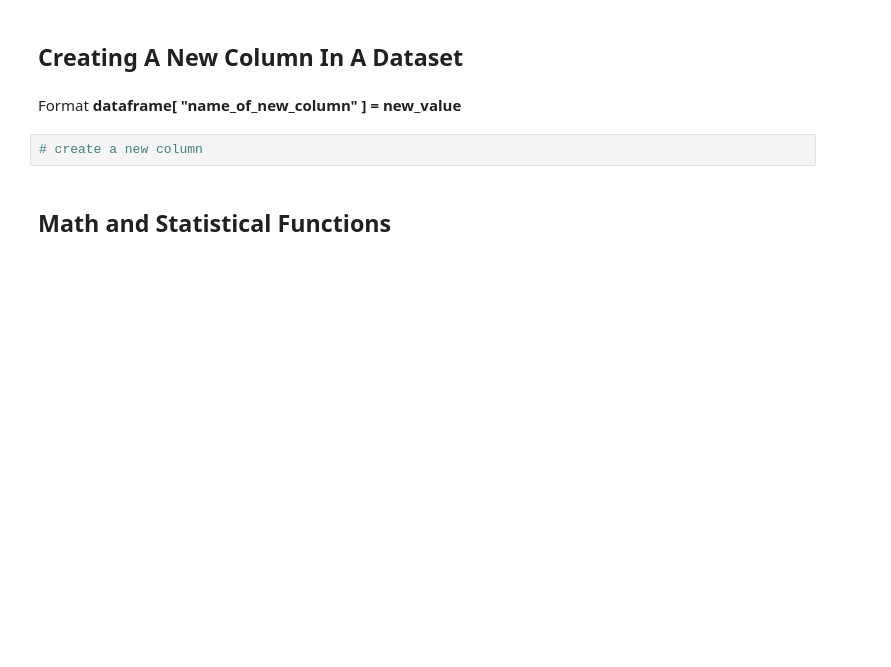
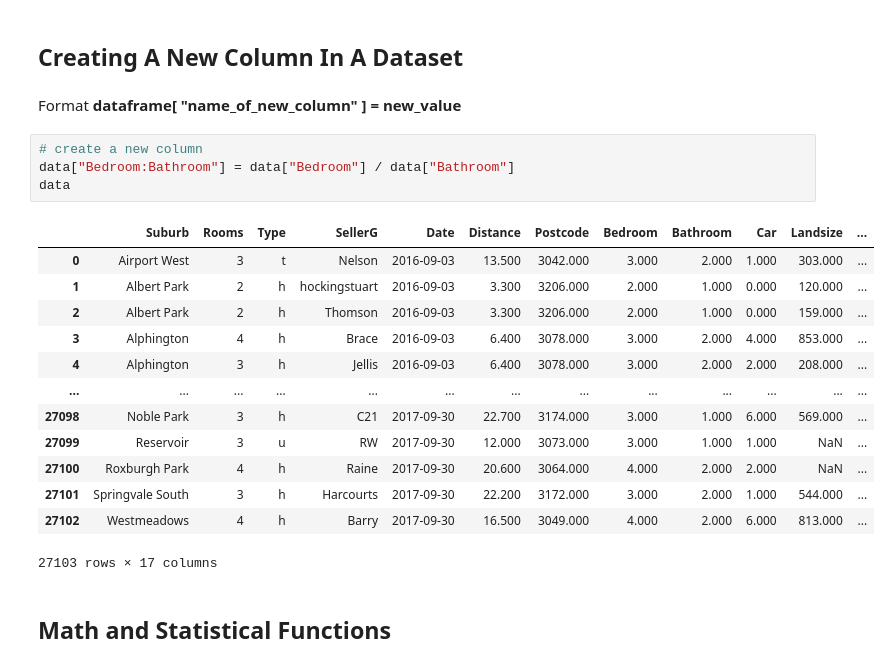
Before and after one commit to Austin-High-AP-CS-Principles/bigdata-melbourne-housing-notes-fwilson12, a Jupyter notebook: Melbourne_Housing_Original.ipynb, the cells around one changed output. Saved outputs shown, nothing was run; the diff lists cells and outputs as text; blank space fills up the shorter version.

```diff
--- a/Melbourne_Housing_Original.ipynb
+++ b/Melbourne_Housing_Original.ipynb
@@ -332,6 +433,22 @@ Apply multiple functions to a group
 Format **dataframe[ "name_of_new_column" ] = new_value**
 # %%
 # create a new column
+data["Bedroom:Bathroom"] = data["Bedroom"] / data["Bathroom"]
+data
+# %% [output]
+|  | Suburb | Rooms | Type | SellerG | Date | Distance | Postcode | Bedroom | Bathroom | Car | Landsize | ... |
+| 0 | Airport West | 3 | t | Nelson | 2016-09-03 | 13.500 | 3042.000 | 3.000 | 2.000 | 1.000 | 303.000 | ... |
+| 1 | Albert Park | 2 | h | hockingstuart | 2016-09-03 | 3.300 | 3206.000 | 2.000 | 1.000 | 0.000 | 120.000 | ... |
+| 2 | Albert Park | 2 | h | Thomson | 2016-09-03 | 3.300 | 3206.000 | 2.000 | 1.000 | 0.000 | 159.000 | ... |
+| 3 | Alphington | 4 | h | Brace | 2016-09-03 | 6.400 | 3078.000 | 3.000 | 2.000 | 4.000 | 853.000 | ... |
+| 4 | Alphington | 3 | h | Jellis | 2016-09-03 | 6.400 | 3078.000 | 3.000 | 2.000 | 2.000 | 208.000 | ... |
+| ... | ... | ... | ... | ... | ... | ... | ... | ... | ... | ... | ... | ... |
+| 27098 | Noble Park | 3 | h | C21 | 2017-09-30 | 22.700 | 3174.000 | 3.000 | 1.000 | 6.000 | 569.000 | ... |
+| 27099 | Reservoir | 3 | u | RW | 2017-09-30 | 12.000 | 3073.000 | 3.000 | 1.000 | 1.000 | NaN | ... |
+| 27100 | Roxburgh Park | 4 | h | Raine | 2017-09-30 | 20.600 | 3064.000 | 4.000 | 2.000 | 2.000 | NaN | ... |
+| 27101 | Springvale South | 3 | h | Harcourts | 2017-09-30 | 22.200 | 3172.000 | 3.000 | 2.000 | 1.000 | 544.000 | ... |
+| 27102 | Westmeadows | 4 | h | Barry | 2017-09-30 | 16.500 | 3049.000 | 4.000 | 2.000 | 6.000 | 813.000 | ... |
+27103 rows × 17 columns
 # %% [markdown]
 ## **Math and Statistical Functions**
 # %% [markdown]
```
Also changed, not shown: parts of 18 cells of this notebook.
